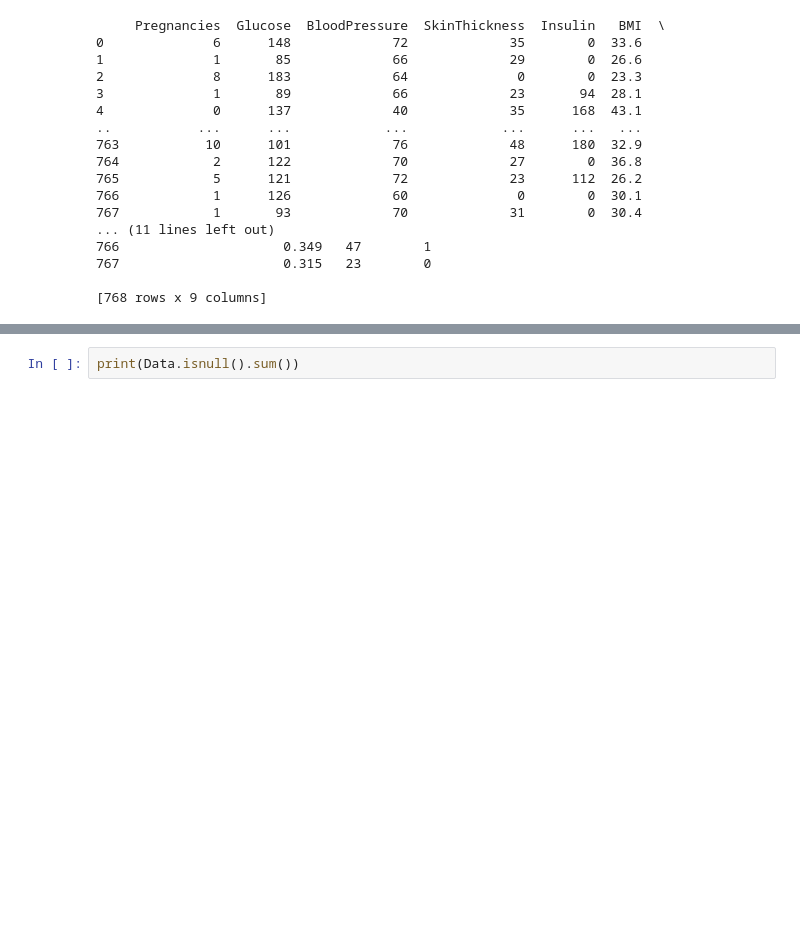
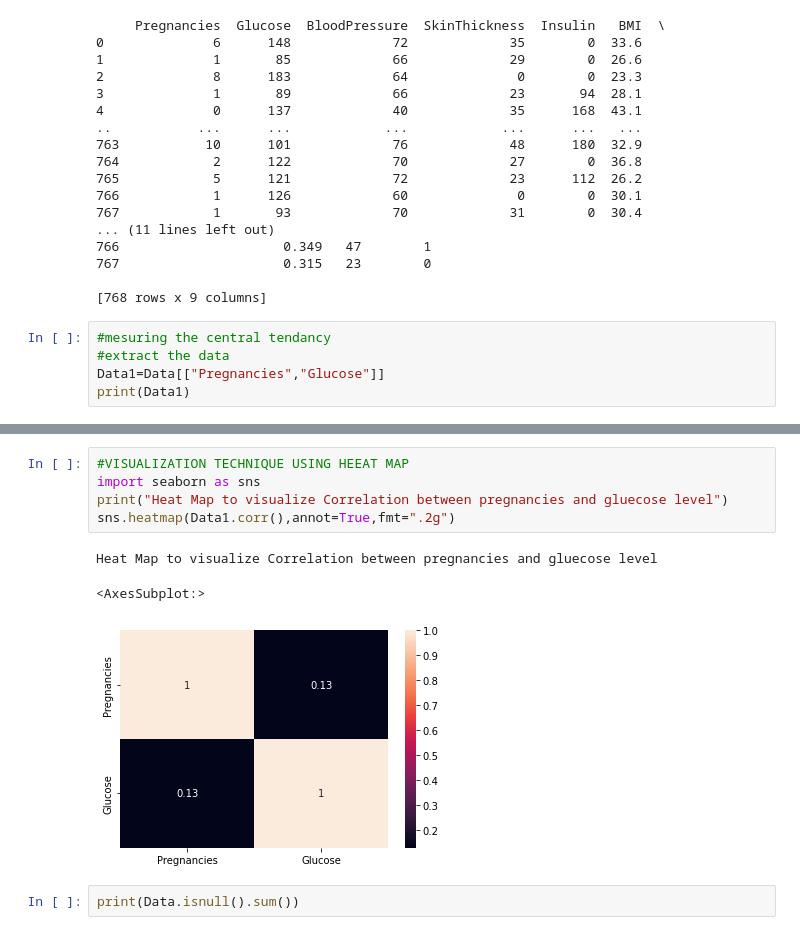
Before and after one commit to johnnjoroge0/Diabetes-data-analysis, a Jupyter notebook: Diabetes data analysis.ipynb, the cells around one changed output, grey strips where cells are left out. Saved outputs shown, nothing was run; the diff lists cells and outputs as text; blank space fills up the shorter version.

Commit message:
pushing diabetes data analysis to github

```diff
--- a/Diabetes data analysis.ipynb
+++ b/Diabetes data analysis.ipynb
@@ -36,3 +36,8 @@ print(Data)
 767                     0.315   23        0
 
 [768 rows x 9 columns]
+# %%
+#mesuring the central tendancy
+#extract the data
+Data1=Data[["Pregnancies","Glucose"]]
+print(Data1)
@@ -39,3 +59,12 @@ print(Data)
+# %%
+#VISUALIZATION TECHNIQUE USING HEEAT MAP
+import seaborn as sns
+print("Heat Map to visualize Correlation between pregnancies and gluecose level")
+sns.heatmap(Data1.corr(),annot=True,fmt=".2g")
+# %% [output]
+Heat Map to visualize Correlation between pregnancies and gluecose level
+<AxesSubplot:>
+[figure, added]
 # %%
 print(Data.isnull().sum())
 # %% [output]
```
Also changed, not shown: parts of 1 cell of this notebook.
